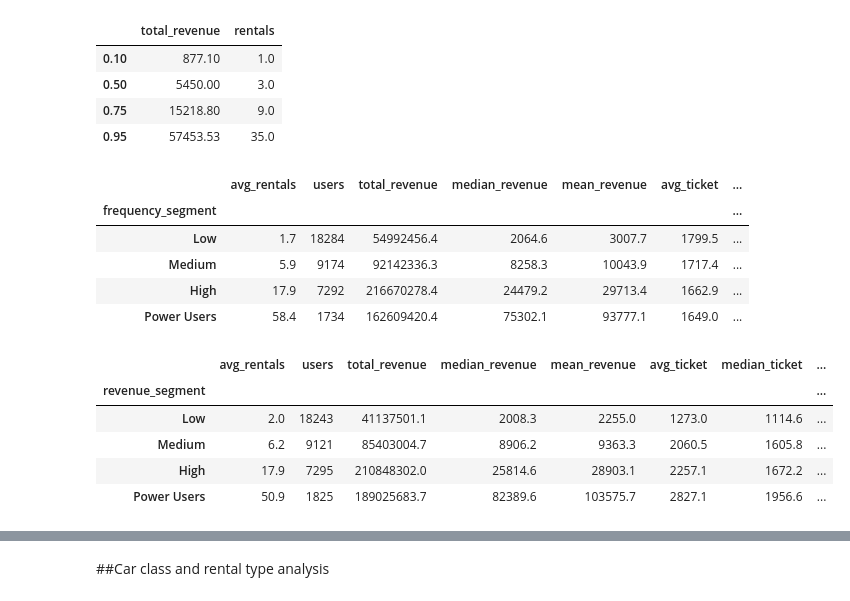
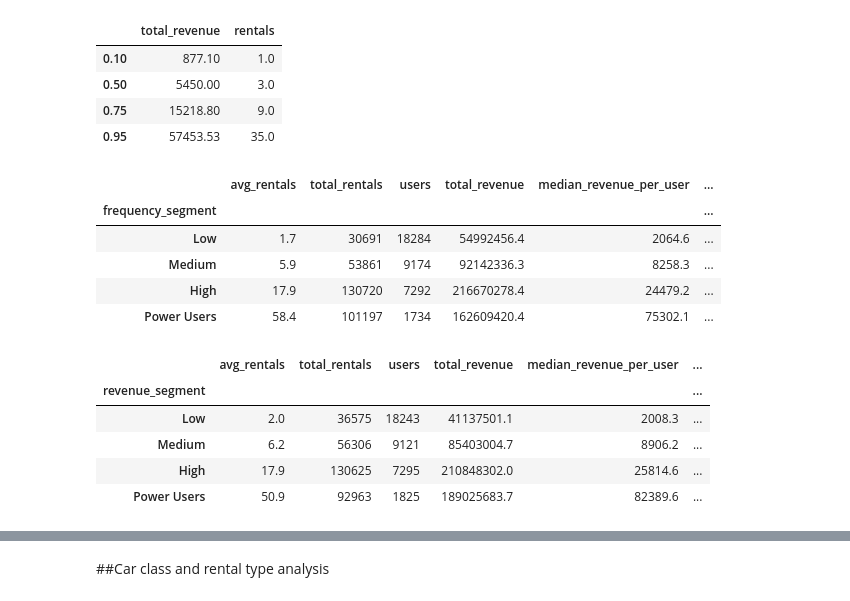
Before and after one commit to YuliaLoburets/A-B-test_project, a Jupyter notebook: A_B_Testing_project.ipynb, the cells around one changed output, grey strips where cells are left out. Cells and saved outputs as stored; diff of their text form; code cells hidden in the pictures.

```diff
--- a/A_B_Testing_project.ipynb
+++ b/A_B_Testing_project.ipynb
@@ -209,41 +265,42 @@ user_overview['revenue_segment'] = pd.cut(user_overview['total_revenue'], bins=[
 # %%
 frequency_segment = user_overview.groupby('frequency_segment').agg(
                                                avg_rentals=('rentals','mean'),
+                                               total_rentals = ('rentals','sum'),
                                                users = ('user_id','count'),
                                                total_revenue = ('total_revenue','sum'),
-                                               median_revenue = ('total_revenue','median'),
-                                               mean_revenue = ('total_revenue','mean'),
-                                               avg_ticket=('mean_revenue','mean'),
-                                               median_ticket=('mean_revenue','median')).round(1)
+                                               median_revenue_per_user = ('total_revenue','median'),
+                                               average_revenue_per_user = ('total_revenue','mean')).round(1)
+frequency_segment['average_revenue_per_rental'] = round(frequency_segment['total_revenue']/frequency_segment['total_rentals'],1)
+frequency_segment['revenue_prct_of_total'] = round(frequency_segment['total_revenue']/overview['cost'].sum()*100,1).map('{:.1f}%'.format)
+frequency_segment['rentals_prct_of_total'] = round(frequency_segment['total_rentals']/frequency_segment['total_rentals'].sum()*100,1).map('{:.1f}%'.format)
 frequency_segment['users_prct_of_total'] = round(frequency_segment['users']/frequency_segment['users'].sum()*100,1).map('{:.1f}%'.format)
-frequency_segment['revenue_prct_of_total'] = round(frequency_segment['total_revenue']/overview['cost'].sum()*100,1).map('{:.1f}%'.format)
 frequency_segment
 # %% [output]
-|  | avg_rentals | users | total_revenue | median_revenue | mean_revenue | avg_ticket | ... |
-| frequency_segment |  |  |  |  |  |  | ... |
-| Low | 1.7 | 18284 | 54992456.4 | 2064.6 | 3007.7 | 1799.5 | ... |
-| Medium | 5.9 | 9174 | 92142336.3 | 8258.3 | 10043.9 | 1717.4 | ... |
-| High | 17.9 | 7292 | 216670278.4 | 24479.2 | 29713.4 | 1662.9 | ... |
-| Power Users | 58.4 | 1734 | 162609420.4 | 75302.1 | 93777.1 | 1649.0 | ... |
+|  | avg_rentals | total_rentals | users | total_revenue | median_revenue_per_user | ... |
+| frequency_segment |  |  |  |  |  | ... |
+| Low | 1.7 | 30691 | 18284 | 54992456.4 | 2064.6 | ... |
+| Medium | 5.9 | 53861 | 9174 | 92142336.3 | 8258.3 | ... |
+| High | 17.9 | 130720 | 7292 | 216670278.4 | 24479.2 | ... |
+| Power Users | 58.4 | 101197 | 1734 | 162609420.4 | 75302.1 | ... |
 # %%
 revenue_segment = user_overview.groupby('revenue_segment').agg(
                                           avg_rentals=('rentals','mean'),
+                                          total_rentals = ('rentals','sum'),
                                           users = ('user_id','count'),
                                           total_revenue = ('total_revenue','sum'),
-                                          median_revenue = ('total_revenue','median'),
-                                          mean_revenue = ('total_revenue','mean'),
-                                          avg_ticket=('mean_revenue','mean'),
-                                          median_ticket=('mean_revenue','median'),
+                                          median_revenue_per_user = ('total_revenue','median'),
+                                          average_revenue_per_user = ('total_revenue','mean')
                                           ).round(1)
-
+revenue_segment['average_revenue_per_rental'] = round(revenue_segment['total_revenue']/revenue_segment['total_rentals'],1)
+revenue_segment['revenue_prct_of_total'] = round(revenue_segment['total_revenue']/overview['cost'].sum()*100,1).map('{:.1f}%'.format)
+revenue_segment['rentals_prct_of_total'] = round(revenue_segment['total_rentals']/revenue_segment['total_rentals'].sum()*100,1).map('{:.1f}%'.format)
 revenue_segment['users_prct_of_total'] = round(revenue_segment['users']/revenue_segment['users'].sum()*100,1).map('{:.1f}%'.format)
-revenue_segment['revenue_prct_of_total'] = round(revenue_segment['total_revenue']/overview['cost'].sum()*100,1).map('{:.1f}%'.format)
 revenue_segment
 # %% [output]
-|  | avg_rentals | users | total_revenue | median_revenue | mean_revenue | avg_ticket | median_ticket | ... |
-| revenue_segment |  |  |  |  |  |  |  | ... |
-| Low | 2.0 | 18243 | 41137501.1 | 2008.3 | 2255.0 | 1273.0 | 1114.6 | ... |
-| Medium | 6.2 | 9121 | 85403004.7 | 8906.2 | 9363.3 | 2060.5 | 1605.8 | ... |
-| High | 17.9 | 7295 | 210848302.0 | 25814.6 | 28903.1 | 2257.1 | 1672.2 | ... |
-| Power Users | 50.9 | 1825 | 189025683.7 | 82389.6 | 103575.7 | 2827.1 | 1956.6 | ... |
+|  | avg_rentals | total_rentals | users | total_revenue | median_revenue_per_user | ... |
+| revenue_segment |  |  |  |  |  | ... |
+| Low | 2.0 | 36575 | 18243 | 41137501.1 | 2008.3 | ... |
+| Medium | 6.2 | 56306 | 9121 | 85403004.7 | 8906.2 | ... |
+| High | 17.9 | 130625 | 7295 | 210848302.0 | 25814.6 | ... |
+| Power Users | 50.9 | 92963 | 1825 | 189025683.7 | 82389.6 | ... |
 # %%
```
Also changed, not shown: parts of 27 cells of this notebook.
